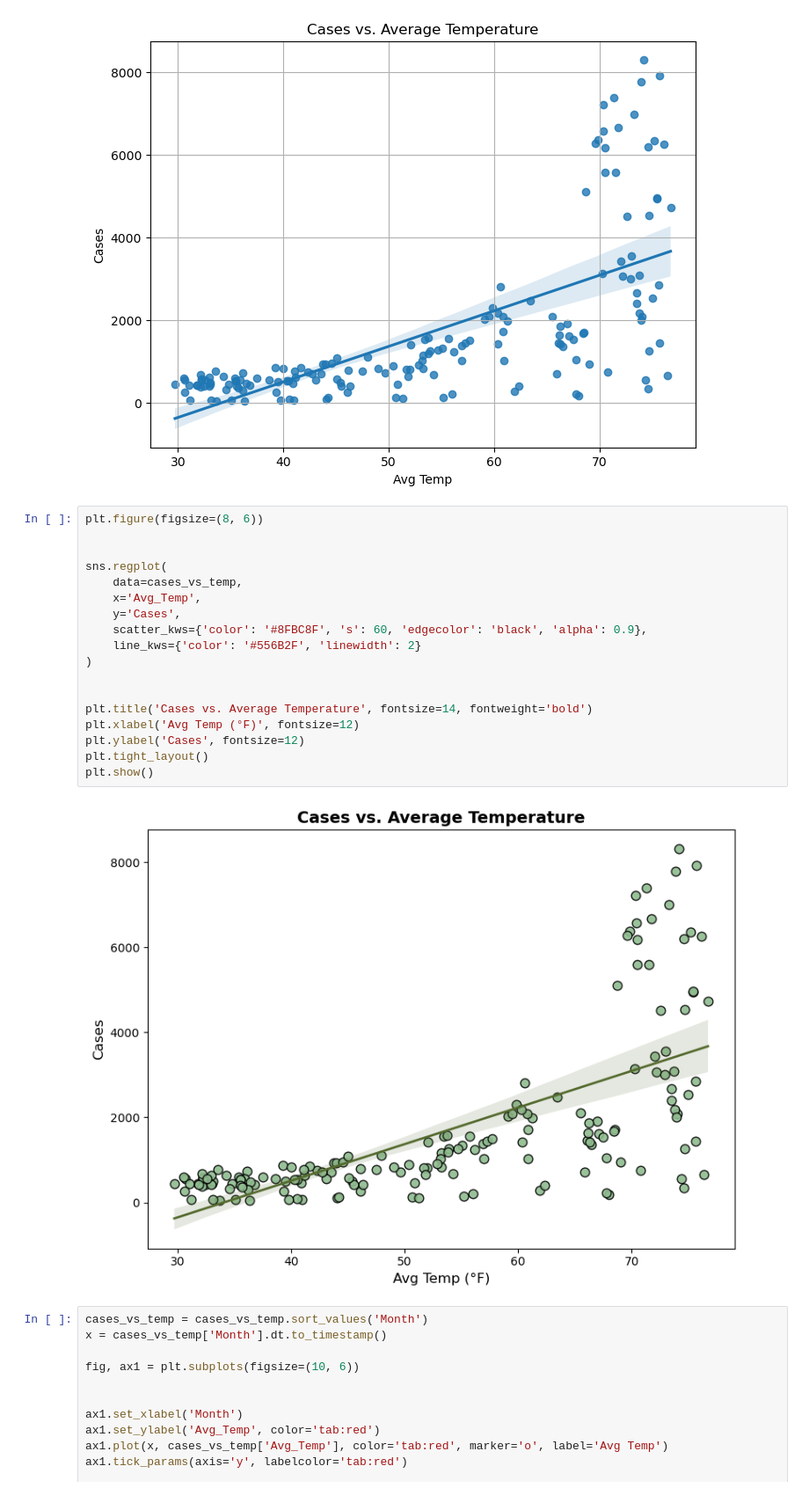
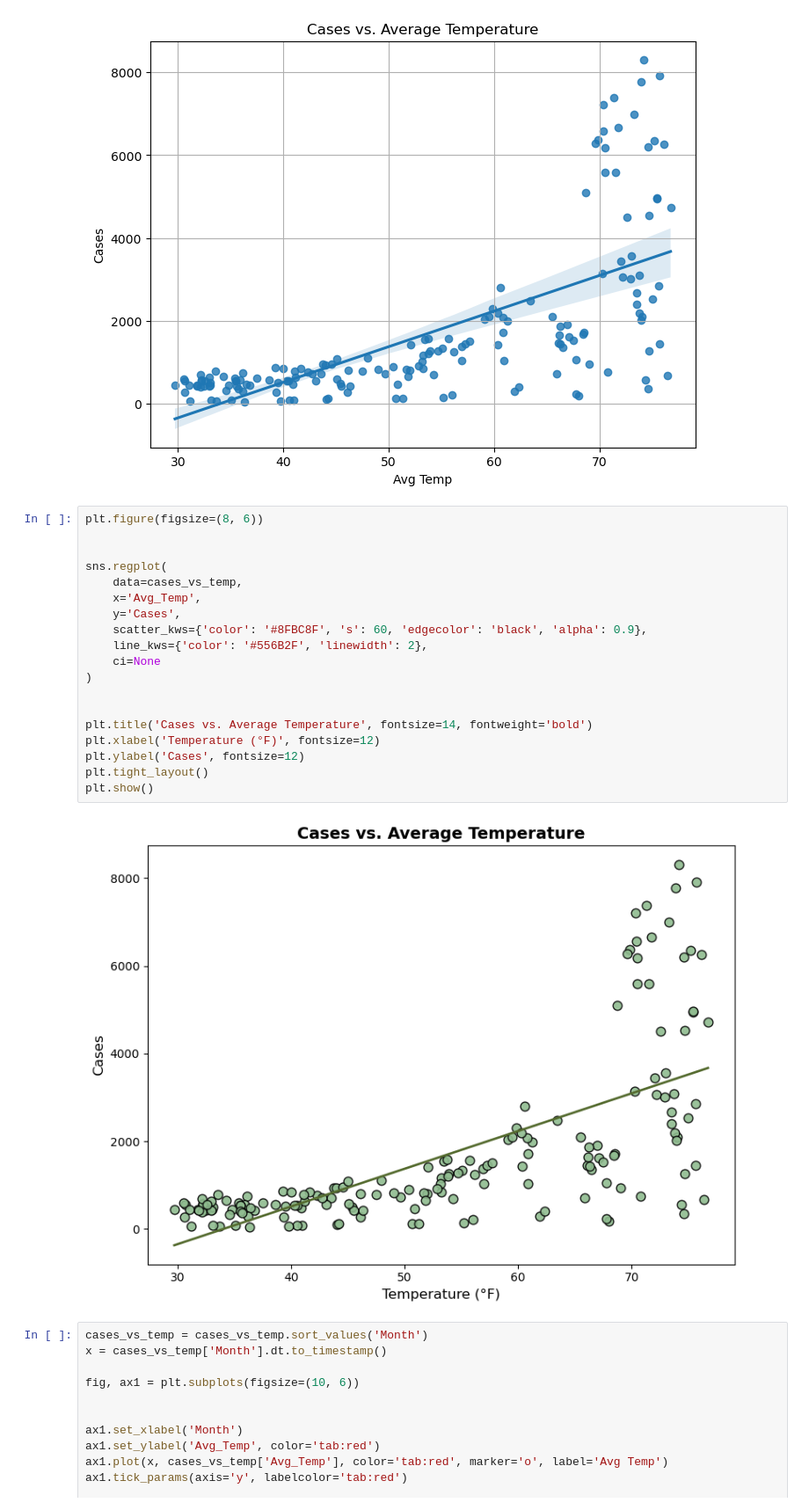
Before and after one commit to dzapata915/Lyme_Disease, a Jupyter notebook: notebooks/weather_lyme.ipynb, the cells around one changed output. Shown at 88% size. Drawn from its saved outputs; the diff is of its cells as text.

```diff
--- a/notebooks/weather_lyme.ipynb
+++ b/notebooks/weather_lyme.ipynb
@@ -165,23 +165,24 @@ plt.show()
 # %%
 plt.figure(figsize=(8, 6))
 
 
 sns.regplot(
     data=cases_vs_temp,
     x='Avg_Temp',
     y='Cases',
     scatter_kws={'color': '#8FBC8F', 's': 60, 'edgecolor': 'black', 'alpha': 0.9},
-    line_kws={'color': '#556B2F', 'linewidth': 2}
+    line_kws={'color': '#556B2F', 'linewidth': 2},
+    ci=None
 )
 
 
 plt.title('Cases vs. Average Temperature', fontsize=14, fontweight='bold')
-plt.xlabel('Avg Temp (°F)', fontsize=12)
+plt.xlabel('Temperature (°F)', fontsize=12)
 plt.ylabel('Cases', fontsize=12)
 plt.tight_layout()
 plt.show()
 # %% [output]
-[figure, old version]
+[figure, new version]
 # %%
 cases_vs_temp = cases_vs_temp.sort_values('Month')
 x = cases_vs_temp['Month'].dt.to_timestamp()
```
Also changed, not shown: parts of 8 cells of this notebook, 4 other files.
